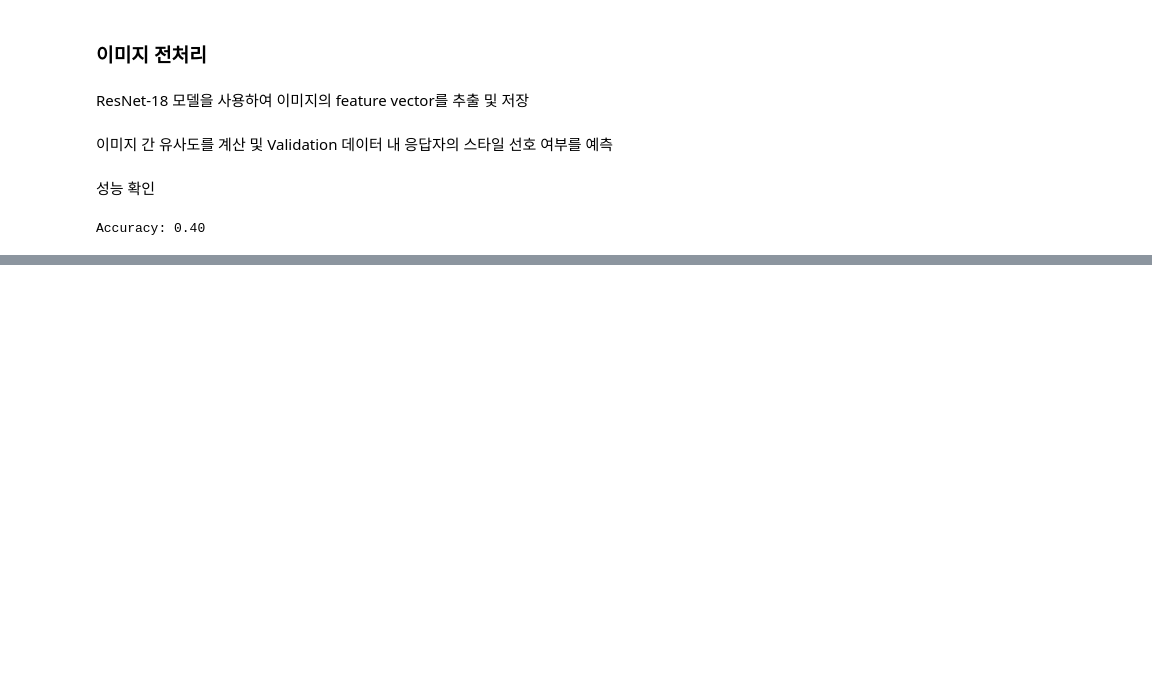
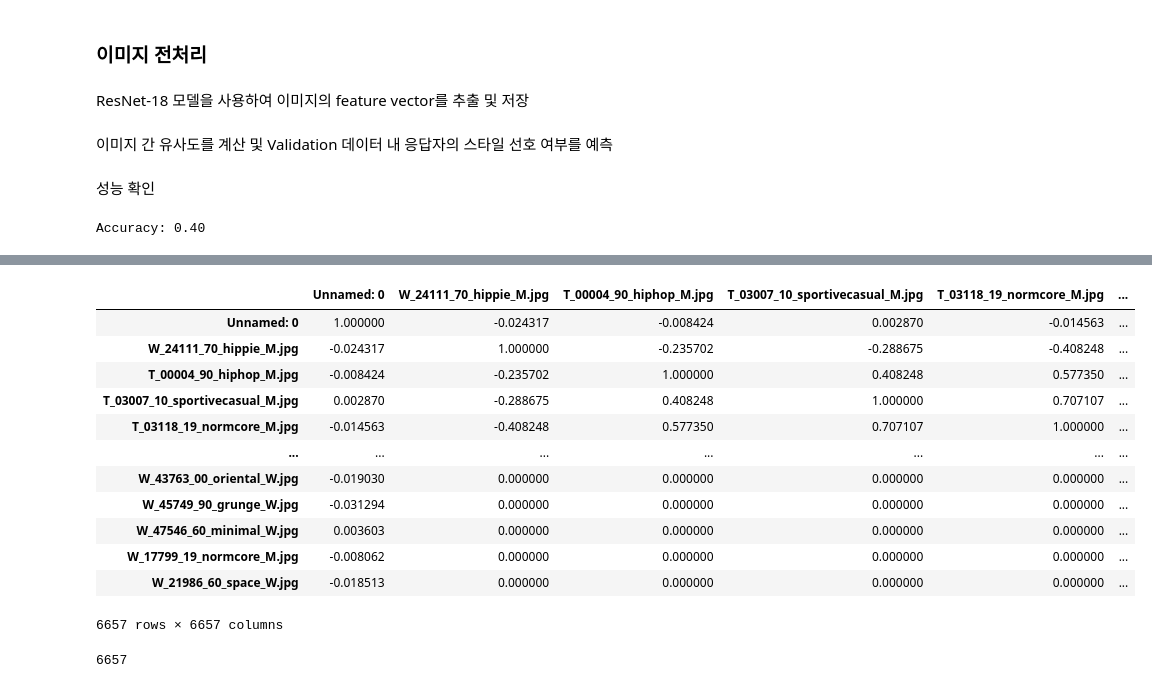
Before and after one commit to serynny/DataCreatorCamp, a Jupyter notebook: mission/mission3/code3.ipynb, the cells around one changed output, grey strips where cells are left out. Cells and saved outputs as stored; diff of their text form; code cells hidden in the pictures; blank space fills up the shorter version.

```diff
--- a/mission/mission3/code3.ipynb
+++ b/mission/mission3/code3.ipynb
@@ -339,0 +370,33 @@ df
+# %%
+# 코사인 유사도 계산 함수
+def cosine_similarity(matrix):
+    # 아이템 간의 유사도 행렬 초기화
+    item_count = matrix.shape[1]
+    similarity_matrix = np.zeros((item_count, item_count))
+
+    for i in range(item_count):
+        for j in range(item_count):
+            if i == j:
+                similarity_matrix[i, j] = 1  # 자기 자신과의 유사도는 1
+            else:
+                # 코사인 유사도 계산
+                dot_product = np.dot(matrix[:, i], matrix[:, j])
+                norm_i = np.linalg.norm(matrix[:, i])
+                norm_j = np.linalg.norm(matrix[:, j])
+
+                if norm_i > 0 and norm_j > 0:
+                    similarity_matrix[i, j] = dot_product / (norm_i * norm_j)
+                else:
+                    similarity_matrix[i, j] = 0  # 둘 중 하나가 0 벡터일 경우 유사도 0
+
+    return similarity_matrix
+
+# 데이터프레임을 행렬로 변환
+matrix = df.values
+
+# 유사도 행렬 계산
+similarity_matrix = cosine_similarity(matrix)
+
+# 결과 출력
+print("코사인 유사도 행렬:")
+print(similarity_matrix)
@@ -339,0 +428,8 @@ df
+# %%
+# 아이템 ID를 인덱스로 설정하여 similarity_matrix를 데이터프레임으로 변환
+item_ids = df.columns  # 아이템 ID는 데이터프레임의 컬럼 이름으로 가정
+similarity_df = pd.DataFrame(similarity_matrix, index=item_ids, columns=item_ids)
+
+# 결과 출력
+print("코사인 유사도 데이터프레임:")
+print(similarity_df)
@@ -339,0 +454,20 @@ df
+# %%
+similarity_df
+# %% [output]
+|  | Unnamed: 0 | W_24111_70_hippie_M.jpg | T_00004_90_hiphop_M.jpg | T_03007_10_sportivecasual_M.jpg | T_03118_19_normcore_M.jpg | ... |
+| Unnamed: 0 | 1.000000 | -0.024317 | -0.008424 | 0.002870 | -0.014563 | ... |
+| W_24111_70_hippie_M.jpg | -0.024317 | 1.000000 | -0.235702 | -0.288675 | -0.408248 | ... |
+| T_00004_90_hiphop_M.jpg | -0.008424 | -0.235702 | 1.000000 | 0.408248 | 0.577350 | ... |
+| T_03007_10_sportivecasual_M.jpg | 0.002870 | -0.288675 | 0.408248 | 1.000000 | 0.707107 | ... |
+| T_03118_19_normcore_M.jpg | -0.014563 | -0.408248 | 0.577350 | 0.707107 | 1.000000 | ... |
+| ... | ... | ... | ... | ... | ... | ... |
+| W_43763_00_oriental_W.jpg | -0.019030 | 0.000000 | 0.000000 | 0.000000 | 0.000000 | ... |
+| W_45749_90_grunge_W.jpg | -0.031294 | 0.000000 | 0.000000 | 0.000000 | 0.000000 | ... |
+| W_47546_60_minimal_W.jpg | 0.003603 | 0.000000 | 0.000000 | 0.000000 | 0.000000 | ... |
+| W_17799_19_normcore_M.jpg | -0.008062 | 0.000000 | 0.000000 | 0.000000 | 0.000000 | ... |
+| W_21986_60_space_W.jpg | -0.018513 | 0.000000 | 0.000000 | 0.000000 | 0.000000 | ... |
+6657 rows × 6657 columns
+# %%
+similarity_matrix.shape[1]
+# %% [output]
+6657
```
Also changed, not shown: parts of 10 cells of this notebook, 1 other file.
